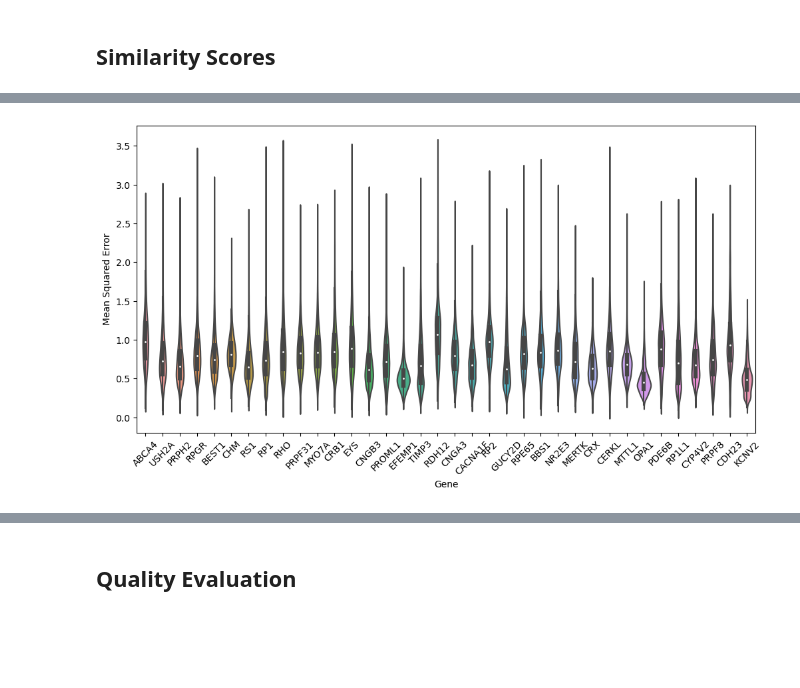
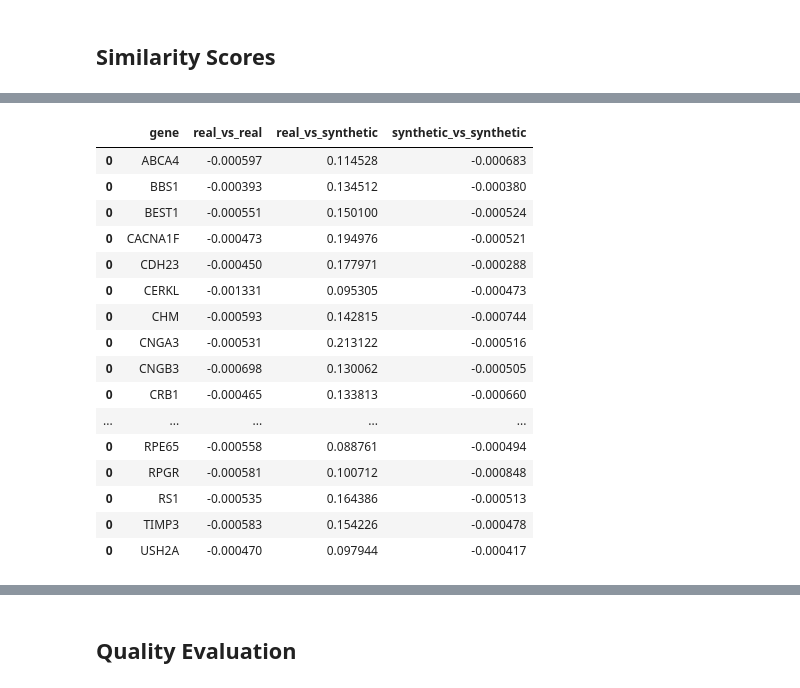
Before and after one commit to pontikos-lab/syntheye, a Jupyter notebook: notebooks/results_compilation.ipynb, the cells around one changed output, grey strips where cells are left out. Saved outputs shown, nothing was run; the diff lists cells and outputs as text; code cells hidden in the pictures; blank space fills up the shorter version.

```diff
--- a/notebooks/results_compilation.ipynb
+++ b/notebooks/results_compilation.ipynb
@@ -14,5 +15,7 @@ with open("../classes.txt") as f:
     classes = f.read().splitlines()
 # %%
-results_path = "/home/zchayav/projects/syntheye/quantitative_results/stylegan2_results"
-# distance_matrix_files = [path for path in os.listdir(results_path) if path.endswith("distance_matrix.csv")]
-distance_matrix_files = [g+"_distance_matrix.csv" for g in classes]
+results_dir = "/home/zchayav/projects/syntheye/quantitative_results/stylegan2_results/"
+results_paths = [os.path.join(results_dir, path) for path in os.listdir(results_dir) if path.endswith("mse")]
+
+distance_matrix_files = {path: [fpath for fpath in os.listdir(path) if fpath.endswith("distance_matrix.csv")] for path in results_paths}
+distance_matrix_files
@@ -19,11 +40,14 @@ distance_matrix_files = [g+"_distance_matrix.csv" for g in classes]
 # %% [markdown]
 ## Similarity Scores
 # %%
-metrics = pd.DataFrame(columns=["gene", "gen_image_path", "real_image_path", "MSE"])
-for path in distance_matrix_files:
-    print(path)
-    df = pd.read_csv(os.path.join(results_path, path), index_col="Unnamed: 0")
-    df = df[["gen_image_path", "real_image_path", "MSE"]]
-    df["gene"] = [path.split("_")[0]]*len(df)
-    metrics = metrics.append(df)
+metrics = pd.DataFrame(columns=["type", "gene", "gen_image_path", "real_image_path", "MSE"])
+for type_ in distance_matrix_files:
+    for path in distance_matrix_files[type_]:
+        df = pd.read_csv(os.path.join(type_, path), index_col="Unnamed: 0")
+        df = df[["gen_image_path", "real_image_path", "MSE"]]
+        df["gene"] = [path.split("_")[0]]*len(df)
+        df["type"] = os.path.basename(type_)
+        metrics = metrics.append(df)
+
+metrics
 # %% [output]
@@ -47,9 +67,31 @@ KCNV2_distance_matrix.csv
-# %%
-plt.figure(figsize=(12, 6))
-sns.violinplot(data=metrics, x="gene", y="MSE")
-plt.xlabel("Gene")
-plt.ylabel("Mean Squared Error")
-plt.xticks(rotation=45)
-plt.show()
-# %% [output]
-[figure, removed]
+# %%
+real_vs_real = metrics[metrics.type == "real_vs_real_mse"]
+
+differences = pd.DataFrame(columns=["gene", "real_vs_real", "real_vs_synthetic", "synthetic_vs_synthetic"])
+
+for gene, gene_df in metrics.groupby("gene"):
+    metric_values = [gene]
+    for type_, type_df in gene_df.groupby("type"):
+        mse_df = type_df.sort_values('MSE', ascending=True)
+        metric_values.append(mse_df["MSE"].min())
+    df1 = pd.DataFrame([metric_values], columns=["gene", "real_vs_real", "real_vs_synthetic", "synthetic_vs_synthetic"])
+    differences = pd.concat([differences, df1])
+differences
+# %% [output]
+|  | gene | real_vs_real | real_vs_synthetic | synthetic_vs_synthetic |
+| 0 | ABCA4 | -0.000597 | 0.114528 | -0.000683 |
+| 0 | BBS1 | -0.000393 | 0.134512 | -0.000380 |
+| 0 | BEST1 | -0.000551 | 0.150100 | -0.000524 |
+| 0 | CACNA1F | -0.000473 | 0.194976 | -0.000521 |
+| 0 | CDH23 | -0.000450 | 0.177971 | -0.000288 |
+| 0 | CERKL | -0.001331 | 0.095305 | -0.000473 |
+| 0 | CHM | -0.000593 | 0.142815 | -0.000744 |
+| 0 | CNGA3 | -0.000531 | 0.213122 | -0.000516 |
+| 0 | CNGB3 | -0.000698 | 0.130062 | -0.000505 |
+| 0 | CRB1 | -0.000465 | 0.133813 | -0.000660 |
+| ... | ... | ... | ... | ... |
+| 0 | RPE65 | -0.000558 | 0.088761 | -0.000494 |
+| 0 | RPGR | -0.000581 | 0.100712 | -0.000848 |
+| 0 | RS1 | -0.000535 | 0.164386 | -0.000513 |
+| 0 | TIMP3 | -0.000583 | 0.154226 | -0.000478 |
+| 0 | USH2A | -0.000470 | 0.097944 | -0.000417 |
```
Also changed, not shown: parts of 11 cells of this notebook, 12 other files.
